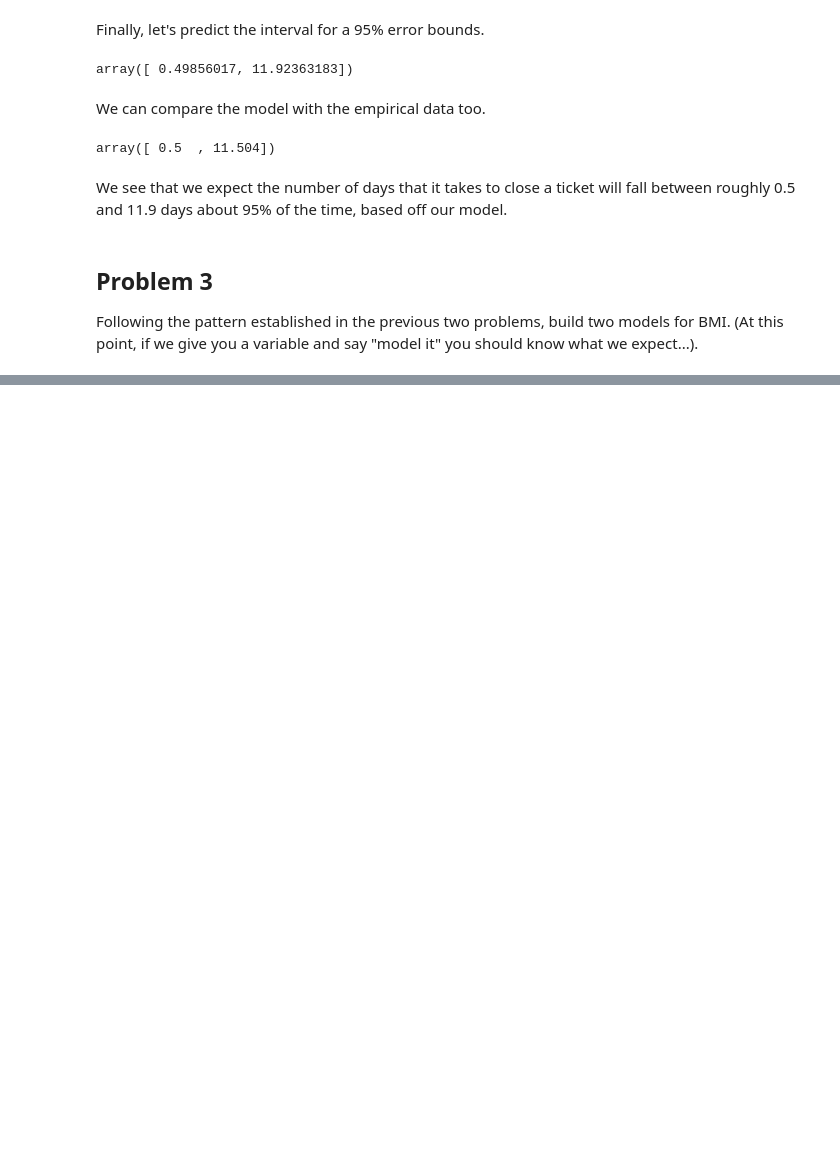
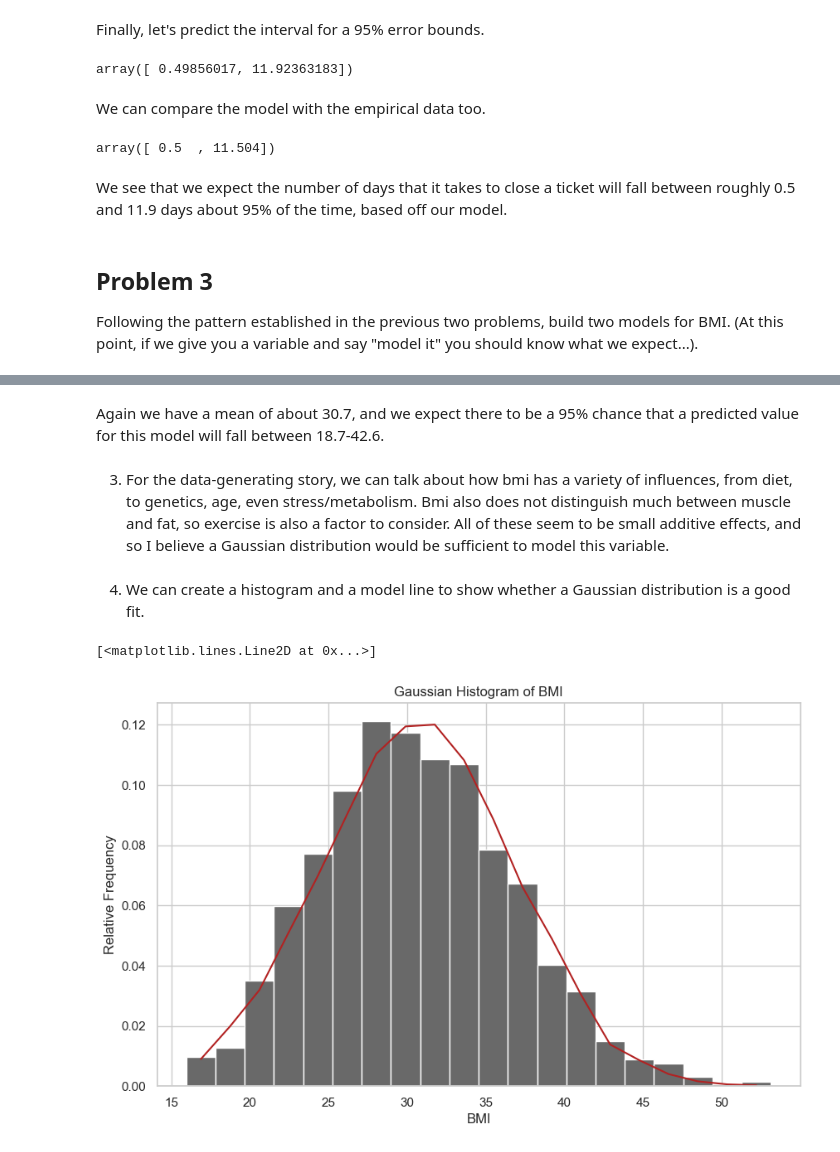
Before and after one commit to ansaridan/jhu-data-engineering-team-5, a Jupyter notebook: Module 6/Lab 6.ipynb, the cells around one changed output, grey strips where cells are left out. Drawn from its saved outputs; the diff is of its cells as text; code cells hidden in the pictures; blank space fills up the shorter version.

Commit message:
added model

```diff
--- a/Module 6/Lab 6.ipynb
+++ b/Module 6/Lab 6.ipynb
@@ -418,0 +421,3 @@ insurance = pd.read_csv("https://raw.githubusercontent.com/fundamentals-of-data-
+# %%
+bmi = insurance['bmi']
+bmi.describe()
@@ -418,0 +470,31 @@ insurance = pd.read_csv("https://raw.githubusercontent.com/fundamentals-of-data-
+# %% [markdown]
+Again we have a mean of about 30.7, and we expect there to be a 95% chance that a predicted value for this model will fall between 18.7-42.6.
+# %% [markdown]
+3. For the data-generating story, we can talk about how bmi has a variety of influences, from diet, to genetics, age, even stress/metabolism. Bmi also does not distinguish much between muscle and fat, so exercise is also a factor to consider. All of these seem to be small additive effects, and so I believe a Gaussian distribution would be sufficient to model this variable.
+# %% [markdown]
+4. We can create a histogram and a model line to show whether a Gaussian distribution is a good fit.
+# %%
+fig = plt.figure(figsize=(10,6))
+
+data = bmi
+mu = np.mean(bmi)
+std = np.std(bmi)
+
+
+axes = fig.add_subplot(1,1,1)
+emp_weights = np.ones(len(bmi)) / len(bmi)
+n, bins, patches = axes.hist(bmi, color='dimgray', weights=emp_weights, bins=20)
+
+axes.set_xlabel('BMI')
+axes.set_ylabel('Relative Frequency')
+axes.set_title('Gaussian Histogram of BMI')
+
+xs = [(b2+b1)/2 for b1, b2 in zip(bins, bins[1:])]
+
+sampled_data = [mu + r*std for r in np.random.standard_normal(10000)]
+samp_weights = np.ones(len(sampled_data)) / len(sampled_data)
+vals, base = np.histogram(sampled_data, bins=bins, weights=samp_weights)
+axes.plot(xs, vals, color='firebrick')
+# %% [output]
+[<matplotlib.lines.Line2D at 0x...>]
+[figure, added]
```
Also changed, not shown: parts of 22 cells of this notebook.
